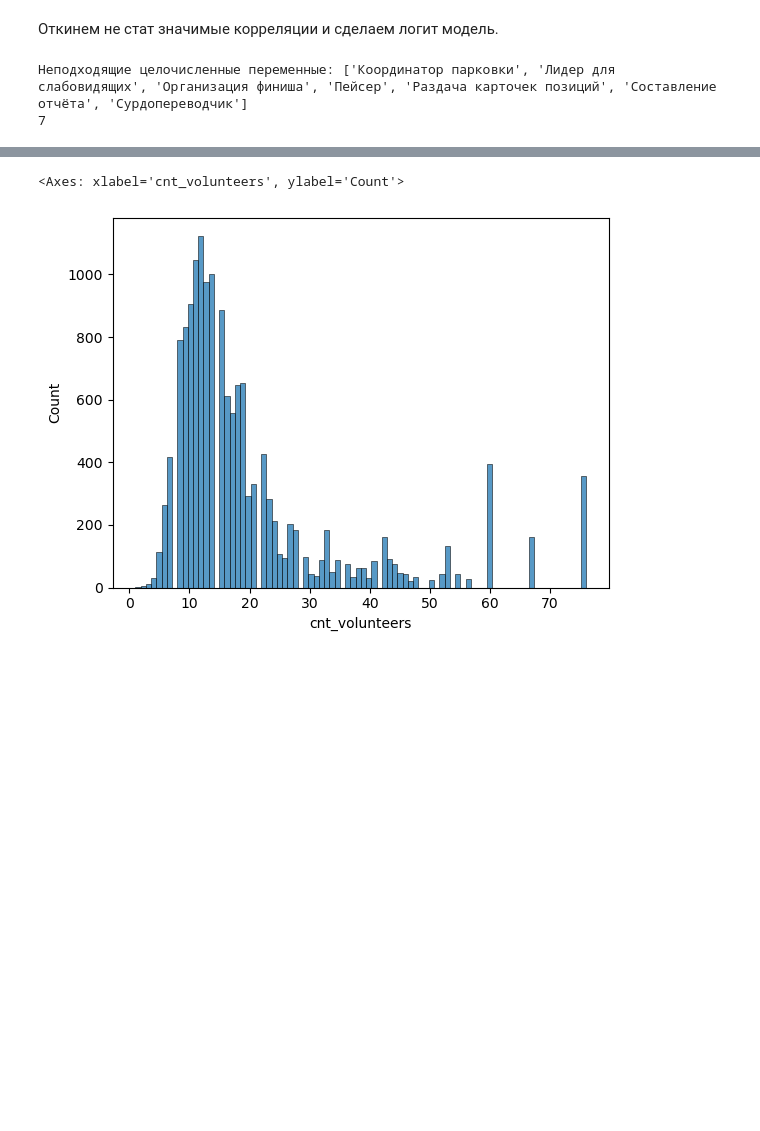
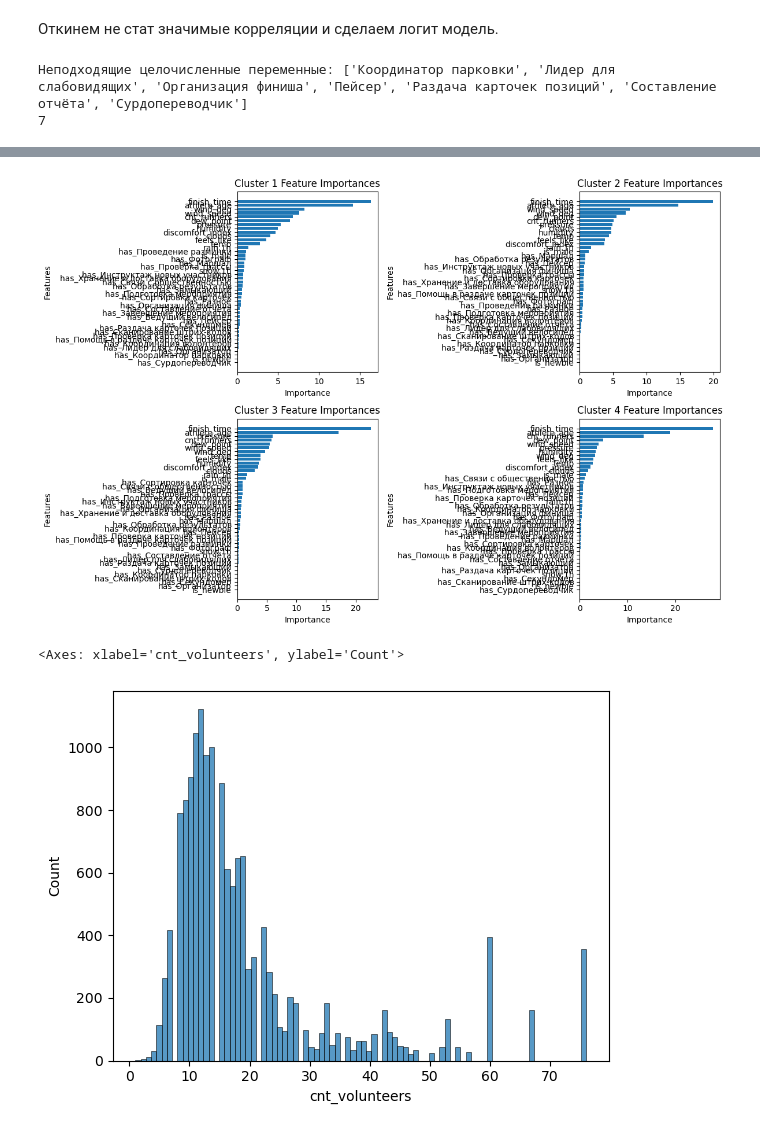
Before and after one commit to Alex12345432141242/abort-404, a Jupyter notebook: gipoteza_volunteer.ipynb, the cells around one changed output, grey strips where cells are left out. Drawn from its saved outputs; the diff is of its cells as text; code cells hidden in the pictures; blank space fills up the shorter version.

```diff
--- a/gipoteza_volunteer.ipynb
+++ b/gipoteza_volunteer.ipynb
@@ -224,3 +333,29 @@ Name: finish_time, dtype: float64
+# %%
+import matplotlib.pyplot as plt
+import pandas as pd
+
+# Предполагается, что у вас есть:
+# models = {1: model_cluster_1, 2: model_cluster_2, 3: model_cluster_3, 4: model_cluster_4}
+# features = список признаков
+
+fig, axes = plt.subplots(2, 2, figsize=(12, 8))
+axes = axes.flatten()
+
+for i, clst in enumerate([1, 2, 3, 4]):
+    model = models[clst]
+    importances = model.get_feature_importance()
+    imp_df = pd.DataFrame({'feature': features, 'importance': importances})
+    imp_df = imp_df.sort_values('importance', ascending=True)  # Сортируем для красивого отображения снизу вверх
+
+    axes[i].barh(imp_df['feature'], imp_df['importance'])
+    axes[i].set_title(f'Cluster {clst} Feature Importances')
+    axes[i].set_xlabel('Importance')
+    axes[i].set_ylabel('Features')
+
+plt.tight_layout()
+plt.show()
+# %% [output]
+[figure, added]
 # %%
 sns.histplot(num_col_starts.cnt_volunteers)
 # %% [output]
```
Also changed, not shown: parts of 8 cells of this notebook, 5 other files.
